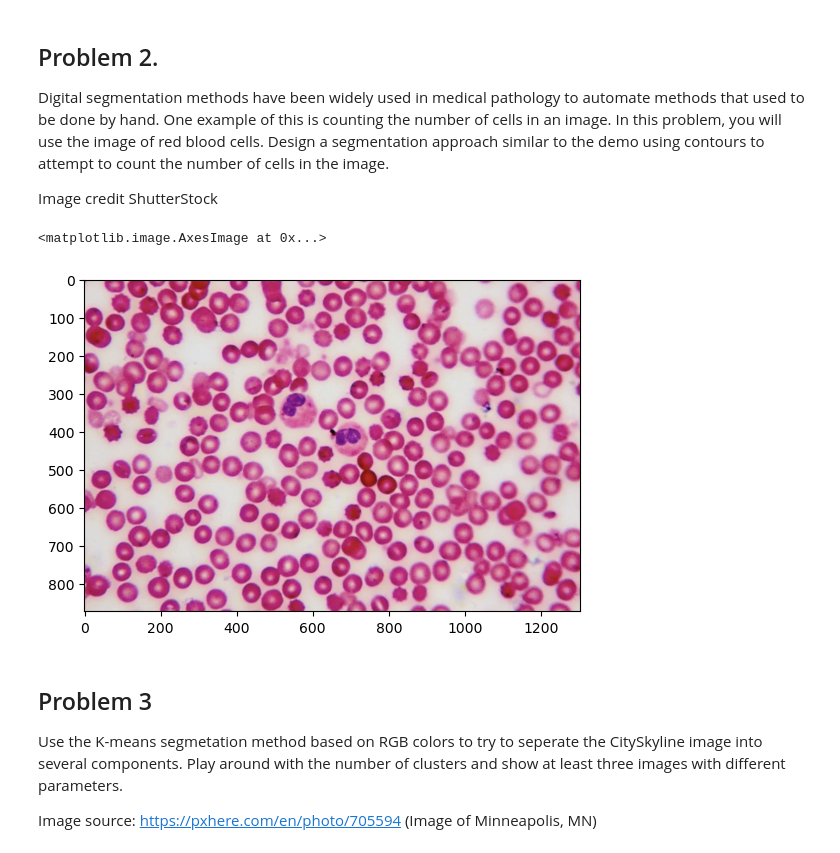
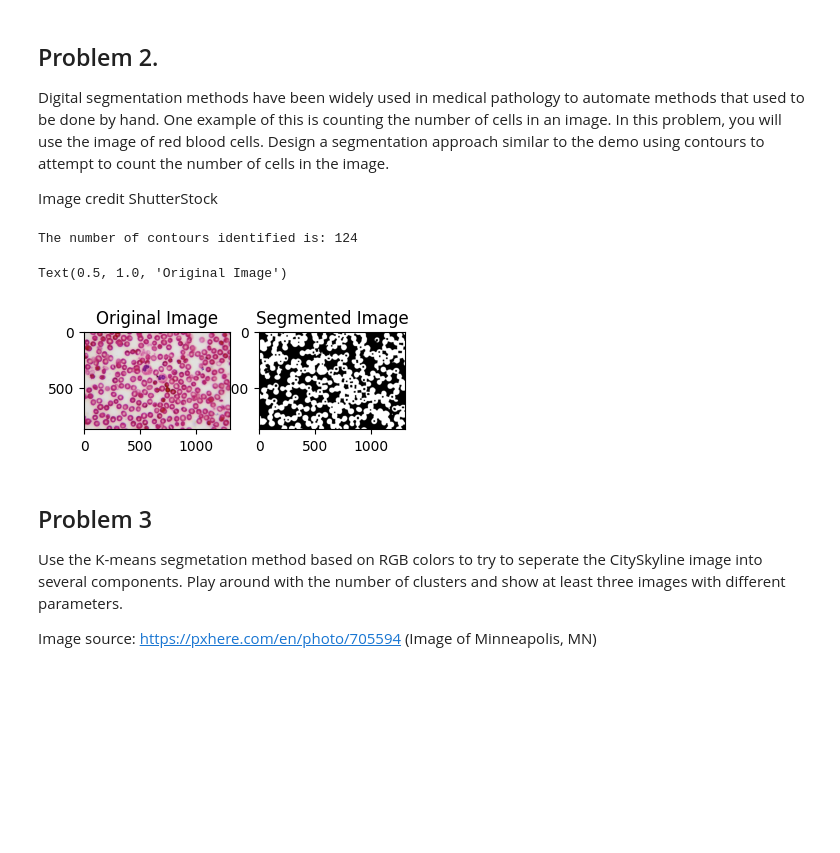
Before and after one commit to ZachH42/Homework4, a Jupyter notebook: Homework4.ipynb, the cells around one changed output. Drawn from its saved outputs; the diff is of its cells as text; code cells hidden in the pictures; blank space fills up the shorter version.

```diff
--- a/Homework4.ipynb
+++ b/Homework4.ipynb
@@ -30,17 +54,34 @@ Digital segmentation methods have been widely used in medical pathology to autom
 
 
 Image credit ShutterStock
-# %%
-import cv2
-import os
-import matplotlib.pyplot as plt
-img = cv2.imread(os.path.relpath('data/CellCounting.png'))
-img = cv2.cvtColor(img,cv2.COLOR_BGR2RGB)
-
-plt.imshow(img)
-# %% [output]
-<matplotlib.image.AxesImage at 0x...>
-[figure, removed]
+# %%
+import cv2
+import os
+import matplotlib.pyplot as plt
+img = cv2.imread(os.path.relpath('data/CellCounting.png'))
+im = cv2.cvtColor(img,cv2.COLOR_BGR2RGB)
+
+# First, we need to start off with a threshold that seperates the objects and background
+im_gray = cv2.cvtColor(im,cv2.COLOR_RGB2GRAY)
+
+_,thres = cv2.threshold(im_gray,np.mean(im_gray),255,cv2.THRESH_BINARY_INV)
+
+# Let's close the image up a bit
+kernel = np.ones((3,3),np.uint8)
+thres = cv2.morphologyEx(thres,cv2.MORPH_CLOSE,kernel,iterations=5)
+
+#plt.imshow(thres,cmap='gray')
+
+contours,hierarchy = cv2.findContours(thres,cv2.RETR_LIST,cv2.CHAIN_APPROX_SIMPLE)
+
+print("The number of contours identified is:",len(contours))
+
+plt.subplot(132); plt.imshow(thres,cmap='gray');plt.title('Segmented Image')
+plt.subplot(131); plt.imshow(im);plt.title('Original Image')
+# %% [output]
+The number of contours identified is: 124
+Text(0.5, 1.0, 'Original Image')
+[figure, added]
 # %% [markdown]
 ## Problem 3
 Use the K-means segmetation method based on RGB colors to try to seperate the CitySkyline image into several components.  Play around with the number of clusters and show at least three images with different parameters.
```
Also changed, not shown: parts of 4 cells of this notebook.
